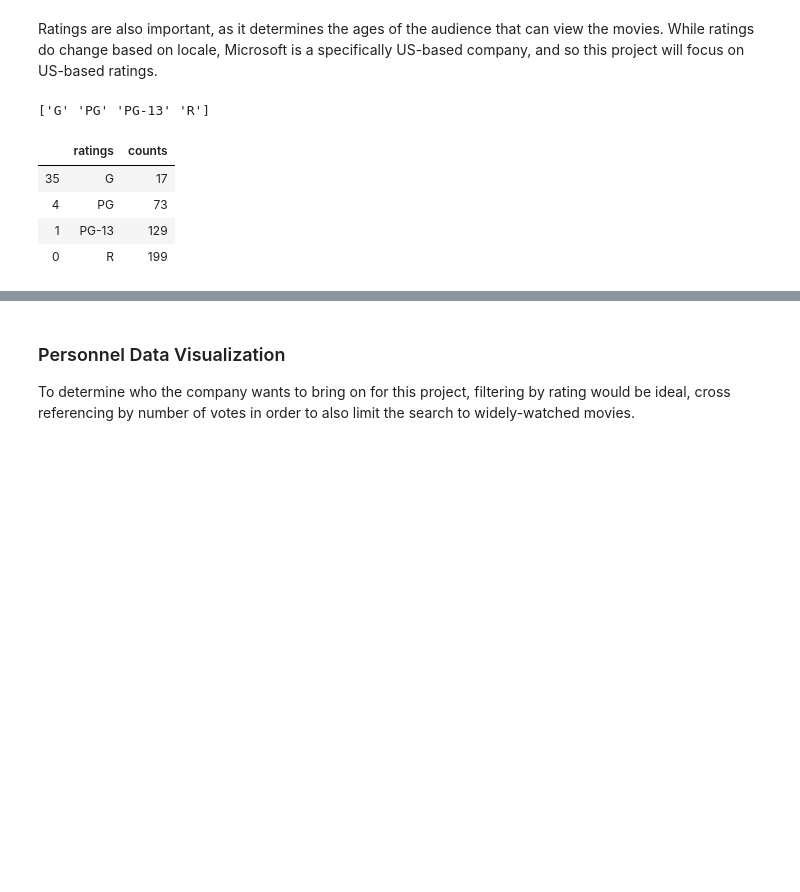
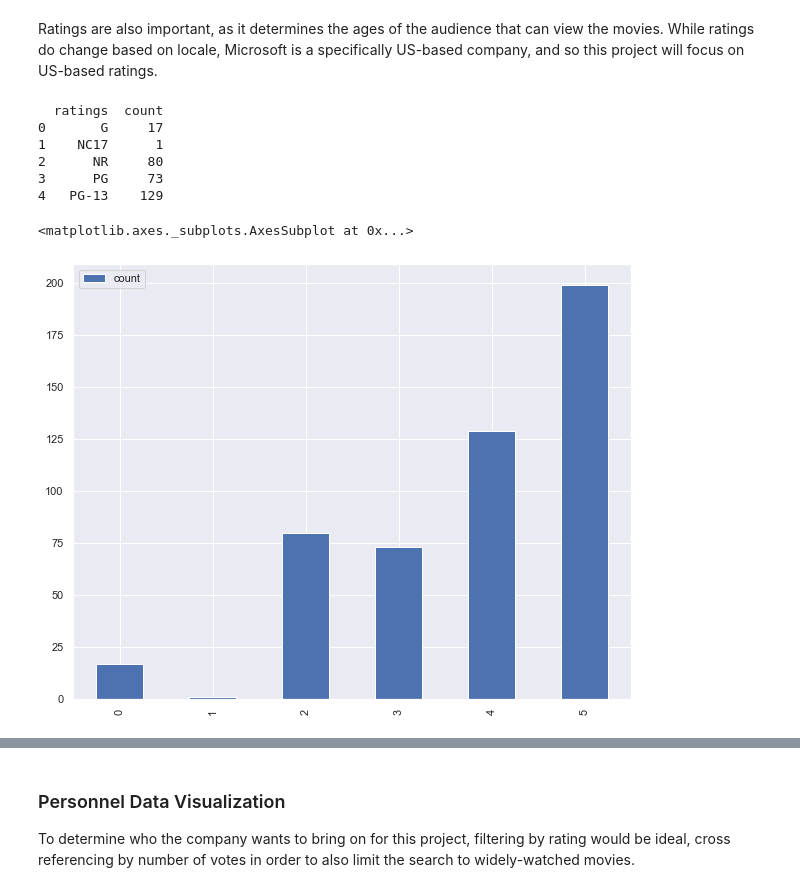
Before and after one commit to cam-benfield/EDA-Project, a Jupyter notebook: student.ipynb, the cells around one changed output, grey strips where cells are left out. Drawn from its saved outputs; the diff is of its cells as text; code cells hidden in the pictures; blank space fills up the shorter version.

```diff
--- a/student.ipynb
+++ b/student.ipynb
@@ -510,30 +879,24 @@ ratings_df = pd.DataFrame()
 ind = 0
 for item in content_df['rating']:
     if type(item) is str:
-        rating_temp = pd.DataFrame({'ratings':item},index=[ind])
+        rating_temp = pd.DataFrame({'ratings':item, 'count':1},index=[ind])
         ratings_df = ratings_df.append(rating_temp)
         ind +=1
     else:
         pass
 
-counts = ratings_df['ratings'].value_counts()
-counts1 = counts.to_dict()
-
-ratings_df['counts'] = ratings_df['ratings'].map(counts1)
-ratings_df['counts'].sort_values()
-
-ratings_df.drop_duplicates(inplace=True)
-ratings_df = ratings_df.drop([119,268])
-ratings_df = ratings_df.iloc[::-1]
-
-print(ratings_df['ratings'].unique())
-
-ratings_df
+ratings_df = ratings_df.groupby('ratings').count()
-# %% [output]
-['G' 'PG' 'PG-13' 'R']
-|  | ratings | counts |
-| 35 | G | 17 |
-| 4 | PG | 73 |
-| 1 | PG-13 | 129 |
-| 0 | R | 199 |
+# %%
+ratings_df = ratings_df.reset_index()
+print(ratings_df.head())
+ratings_df.plot(kind='bar')
+# %% [output]
+  ratings  count
+0       G     17
+1    NC17      1
+2      NR     80
+3      PG     73
+4   PG-13    129
+<matplotlib.axes._subplots.AxesSubplot at 0x...>
+[figure, added]
 # %%
```
Also changed, not shown: parts of 23 cells of this notebook.
